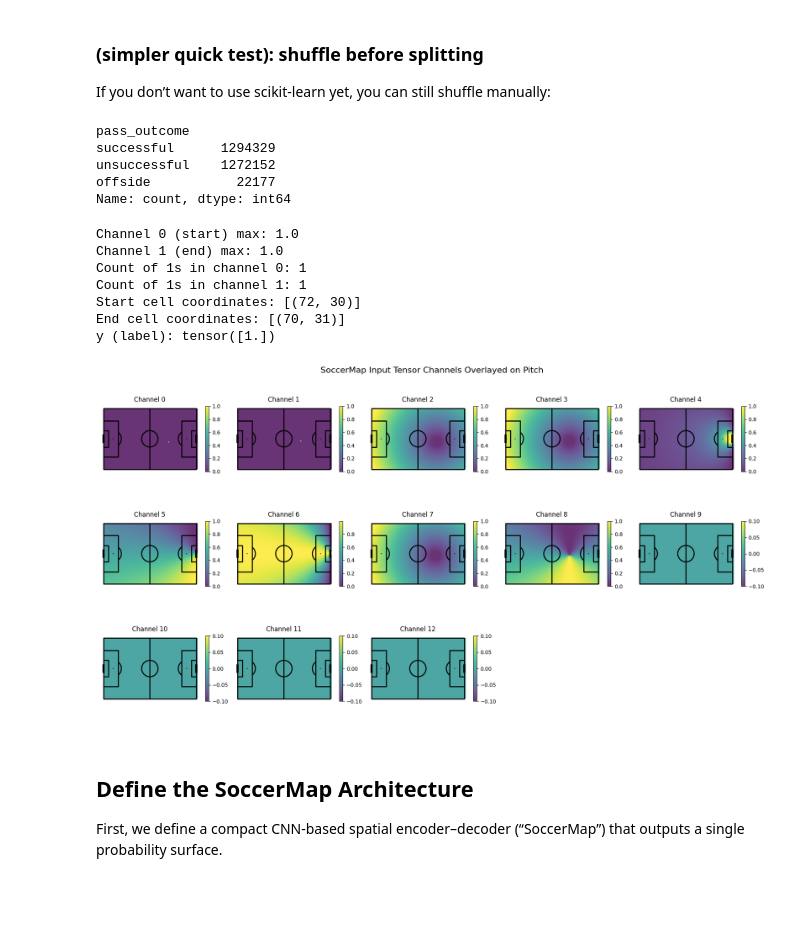
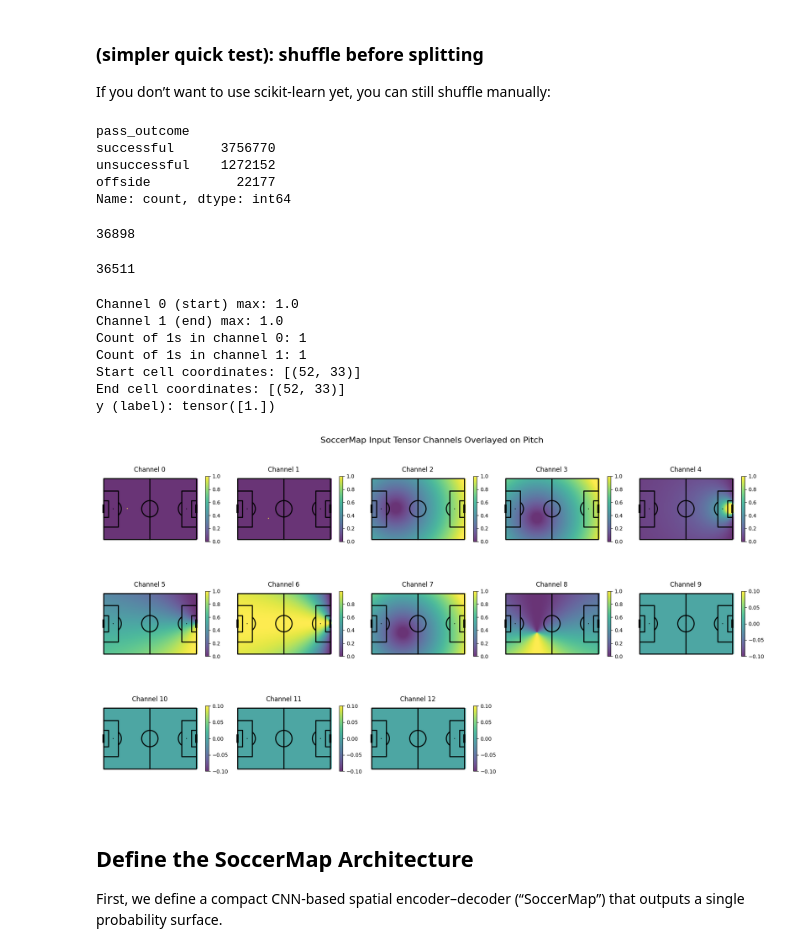
Before and after one commit to TustiWutsi/player_pitch_control_clustering, a Jupyter notebook: soccermap_training.ipynb, the cells around one changed output. Saved outputs shown, nothing was run; the diff lists cells and outputs as text; code cells hidden in the pictures; blank space fills up the shorter version.

```diff
--- a/soccermap_training.ipynb
+++ b/soccermap_training.ipynb
@@ -105,7 +106,7 @@ def write_parquet_gcs(df: pd.DataFrame, gcs_path: str):
     # storage_options may be required depending on environment (GCE default works)
     df.to_parquet(gcs_path, index=False)
 # %%
-fs = gcsfs.GCSFileSystem()
+fs = gcsfs.GCSFileSystem(token="google_default")
 # %%
 # Cell 1: build/refresh matches index (id, home_team, away_team)
 
@@ -1574,6 +1657,9 @@ df.shape
 # %%
 outpath = f"{SOCCERMAP_FRAMES_DIR3}/all_frames_normed.parquet"
 write_parquet_gcs(df, outpath)
+# %%
+fpath = f"{SOCCERMAP_FRAMES_DIR3}/all_frames_normed.parquet"
+balanced_df = read_parquet_gcs(fs, fpath).copy()
 # %%
 dataset = SoccerMapPassSuccessDataset(balanced_df)
 x, mask, y = dataset[0]
@@ -1608,10 +1694,18 @@ val_ds = Subset(dataset, val_indices)
 balanced_df.pass_outcome.value_counts()
 # %% [output]
 pass_outcome
-successful      1294329
+successful      3756770
 unsuccessful    1272152
 offside           22177
 Name: count, dtype: int64
+# %%
+balanced_df[balanced_df.pass_outcome == "successful"].frame.nunique()
+# %% [output]
+36898
+# %%
+balanced_df[balanced_df.pass_outcome == "unsuccessful"].frame.nunique()
+# %% [output]
+36511
 # %%
 x, mask, y = dataset[10]
 
@@ -1635,15 +1729,15 @@ Channel 0 (start) max: 1.0
 Channel 1 (end) max: 1.0
 Count of 1s in channel 0: 1
 Count of 1s in channel 1: 1
-Start cell coordinates: [(72, 30)]
-End cell coordinates: [(70, 31)]
+Start cell coordinates: [(52, 33)]
+End cell coordinates: [(52, 33)]
 y (label): tensor([1.])
 # %%
 import matplotlib.pyplot as plt
 from mplsoccer import Pitch
 
 # sample one tensor from dataset
-x, mask, y = dataset[10]
+x, mask, y = dataset[100]
 #pitch = Pitch(pitch_type='statsbomb', pitch_color='white', line_color='black')
 pitch = Pitch(
     pitch_type='custom',
@@ -1651,34 +1745,34 @@ pitch = Pitch(
     pitch_width=68,    # from -34 to +34
     pitch_color='white',
     line_color='black'
 )
 
 # Create figure with 13 channels
 fig, axes = plt.subplots(3, 5, figsize=(18, 10))
 axes = axes.flatten()
 
 for i in range(13):
     ax = axes[i]
     pitch.draw(ax=ax)
     im = ax.imshow(
         x[i].numpy(),
         extent=[0, 105, 0, 68],      # align to real pitch scale
         origin='lower',
         cmap='viridis',
         alpha=0.8
     )
     ax.set_title(f"Channel {i}")
     fig.colorbar(im, ax=ax, fraction=0.03)
 
 # Hide unused subplots (since we only have 13)
 for j in range(13, len(axes)):
     axes[j].axis('off')
 
 plt.suptitle("SoccerMap Input Tensor Channels Overlayed on Pitch", fontsize=16)
 plt.tight_layout()
 plt.show()
 # %% [output]
-[figure, old version]
+[figure, new version]
 # %% [markdown]
 ## Define the SoccerMap Architecture
 
```
Also changed, not shown: parts of 43 cells of this notebook, 2 other files.
